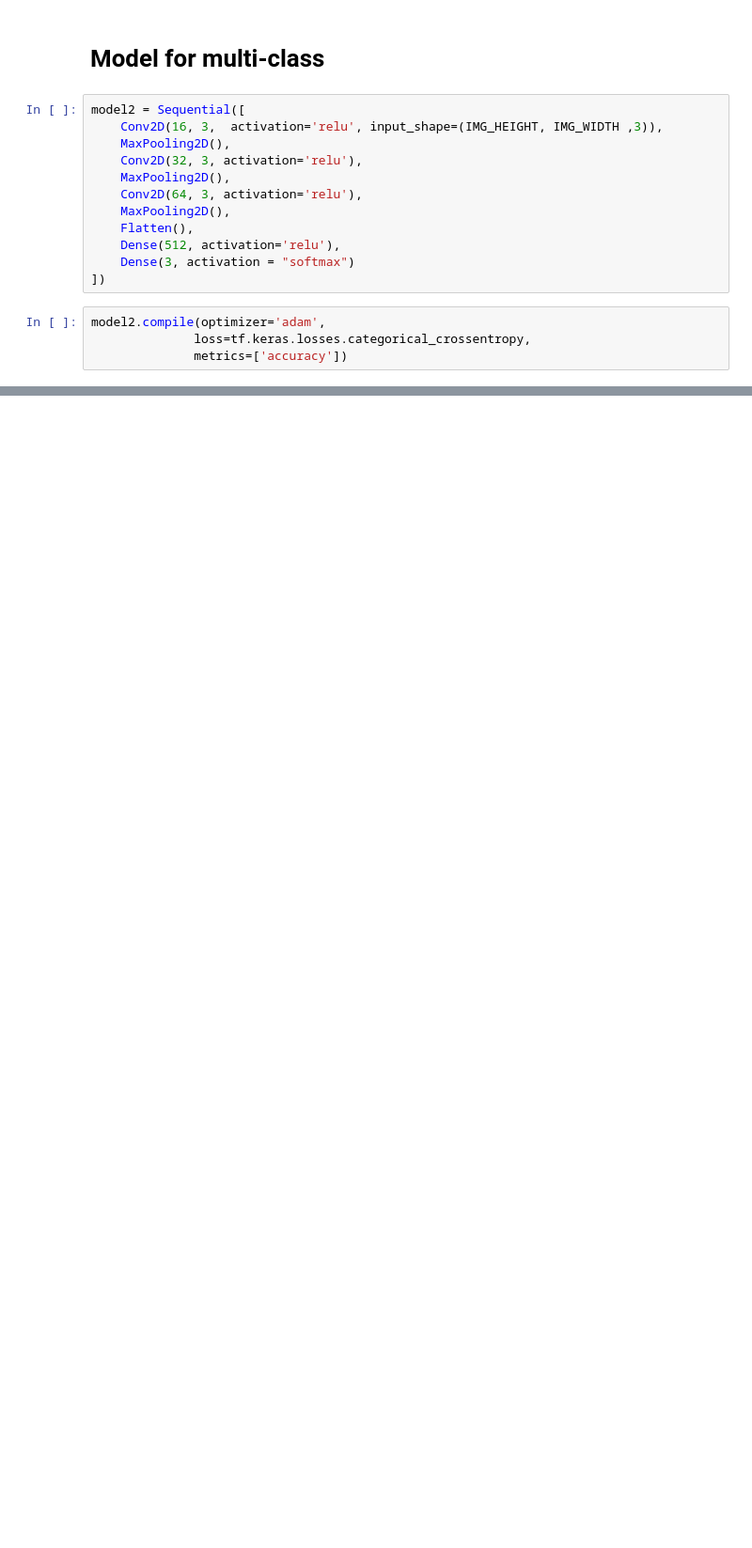
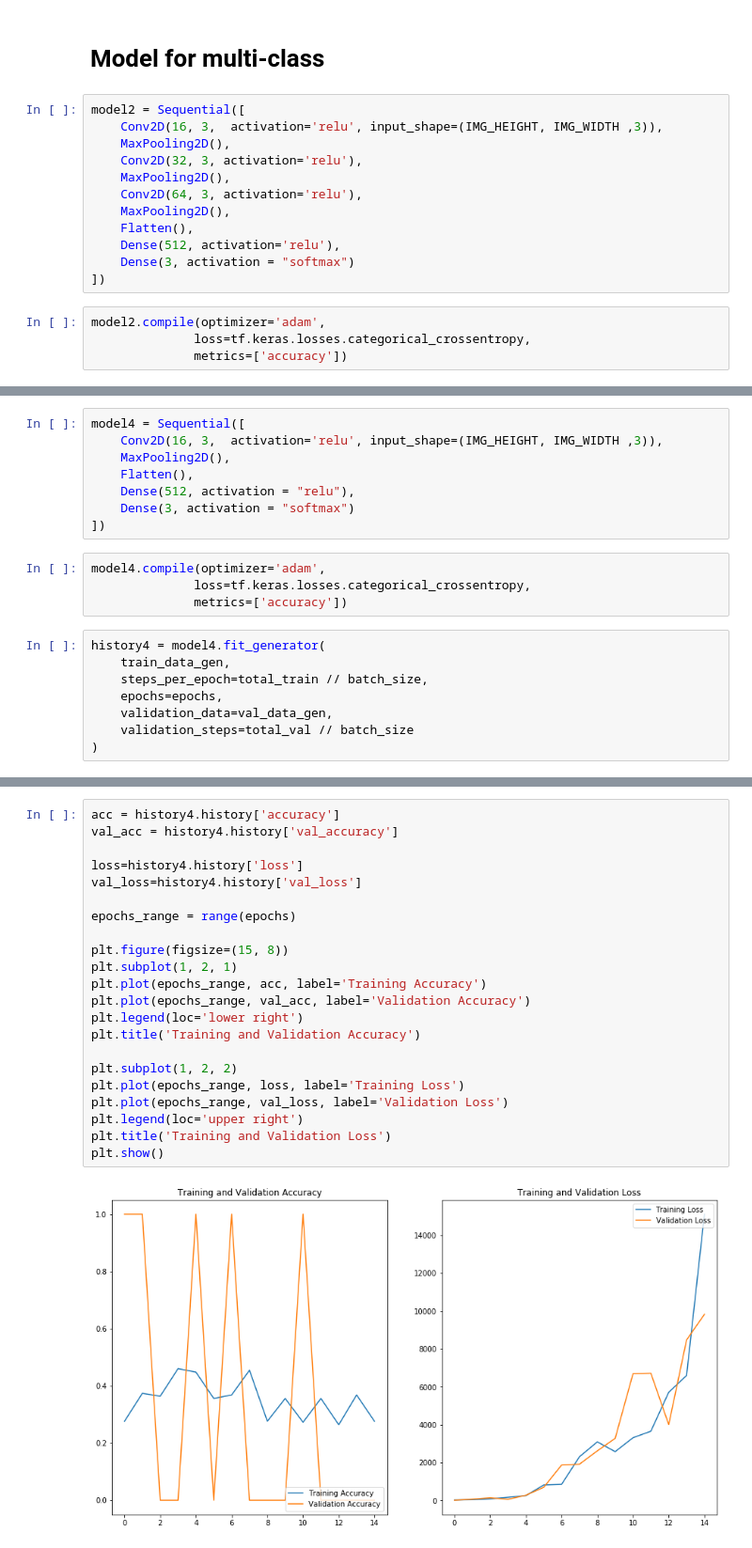
Before and after one commit to veeps/molecular_classification, a Jupyter notebook: code/002_cnn_multiclass.ipynb, the cells around one changed output, grey strips where cells are left out. Shown: that part at 94% size. Cells and saved outputs as stored; diff of their text form; blank space fills up the shorter version.

Commit message:
improving multiclass model. follow examples from deep learning in python

```diff
--- a/code/002_cnn_multiclass.ipynb
+++ b/code/002_cnn_multiclass.ipynb
@@ -282,0 +286,20 @@ plt.show()
+# %%
+model4 = Sequential([
+    Conv2D(16, 3,  activation='relu', input_shape=(IMG_HEIGHT, IMG_WIDTH ,3)),
+    MaxPooling2D(),
+    Flatten(),
+    Dense(512, activation = "relu"),
+    Dense(3, activation = "softmax")
+])
+# %%
+model4.compile(optimizer='adam',
+              loss=tf.keras.losses.categorical_crossentropy,
+              metrics=['accuracy'])
+# %%
+history4 = model4.fit_generator(
+    train_data_gen,
+    steps_per_epoch=total_train // batch_size,
+    epochs=epochs,
+    validation_data=val_data_gen,
+    validation_steps=total_val // batch_size
+)
@@ -282,0 +324,24 @@ plt.show()
+# %%
+acc = history4.history['accuracy']
+val_acc = history4.history['val_accuracy']
+
+loss=history4.history['loss']
+val_loss=history4.history['val_loss']
+
+epochs_range = range(epochs)
+
+plt.figure(figsize=(15, 8))
+plt.subplot(1, 2, 1)
+plt.plot(epochs_range, acc, label='Training Accuracy')
+plt.plot(epochs_range, val_acc, label='Validation Accuracy')
+plt.legend(loc='lower right')
+plt.title('Training and Validation Accuracy')
+
+plt.subplot(1, 2, 2)
+plt.plot(epochs_range, loss, label='Training Loss')
+plt.plot(epochs_range, val_loss, label='Validation Loss')
+plt.legend(loc='upper right')
+plt.title('Training and Validation Loss')
+plt.show()
+# %% [output]
+[figure, added]
```
Also changed, not shown: parts of 8 cells of this notebook.
